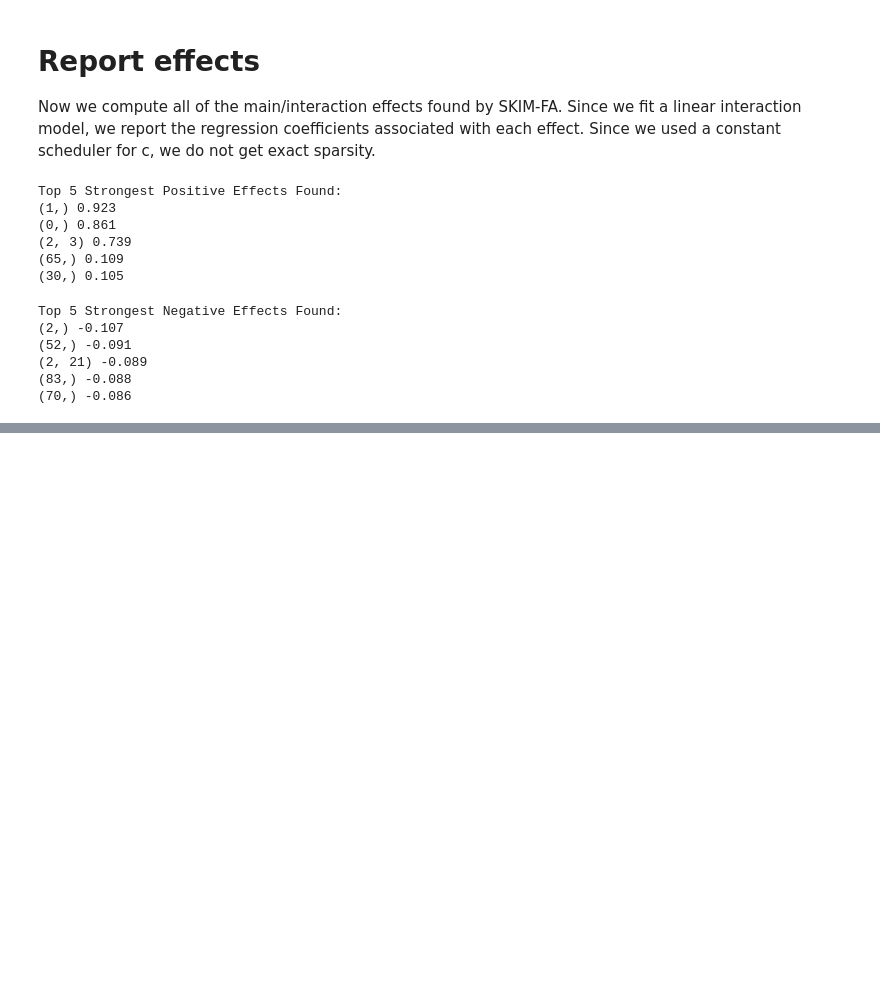
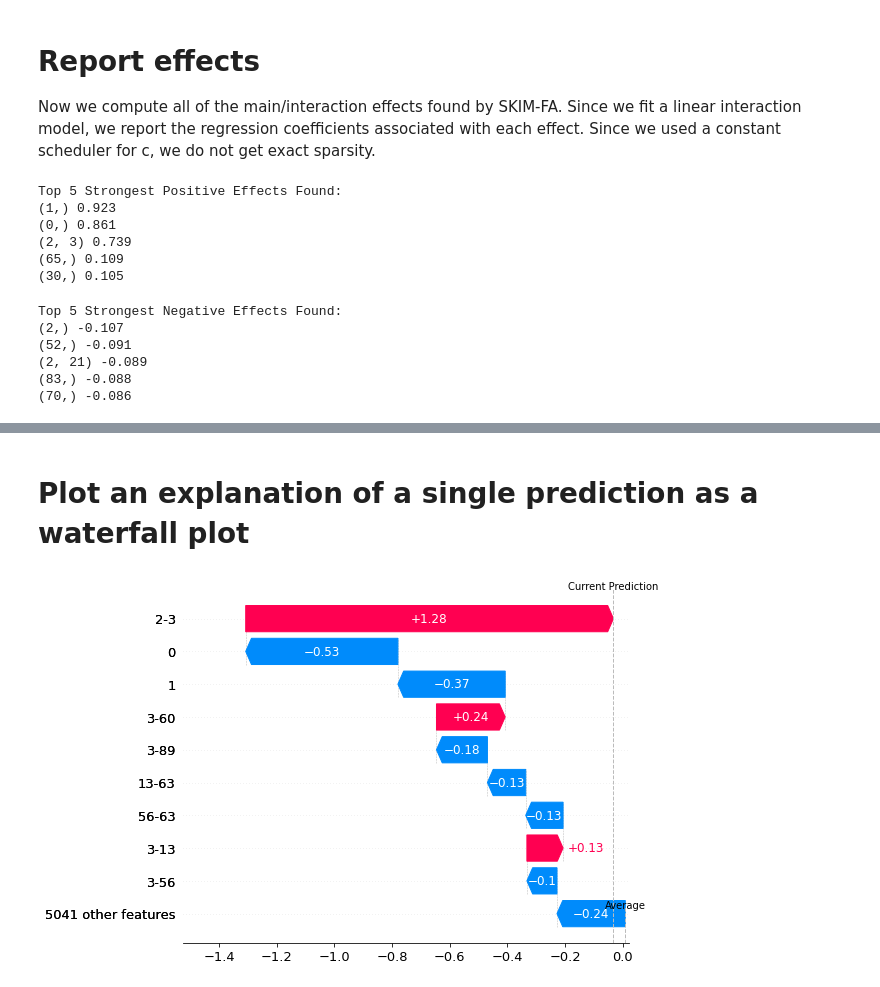
Before and after one commit to agrawalraj/anova, a Jupyter notebook: tutorials/source/skim_fa_continuous_basic.ipynb, the cells around one changed output, grey strips where cells are left out. Cells and saved outputs as stored; diff of their text form; code cells hidden in the pictures; blank space fills up the shorter version.

```diff
--- a/tutorials/source/skim_fa_continuous_basic.ipynb
+++ b/tutorials/source/skim_fa_continuous_basic.ipynb
@@ -389,0 +327,7 @@ DeviceArray([-3.32765222e+00,  3.23535490e+00,  7.42995024e+00,
+# %% [markdown]
+# Plot an explanation of a single prediction as a waterfall plot
+# %%
+# Prediction attribution breakdown for first test datapoint
+anova_waterfall(X_test[0,:], lanova, [str(i) for i in range(p)])
+# %% [output]
+[figure, added]
```
Also changed, not shown: parts of 19 cells of this notebook, 3 other files.
